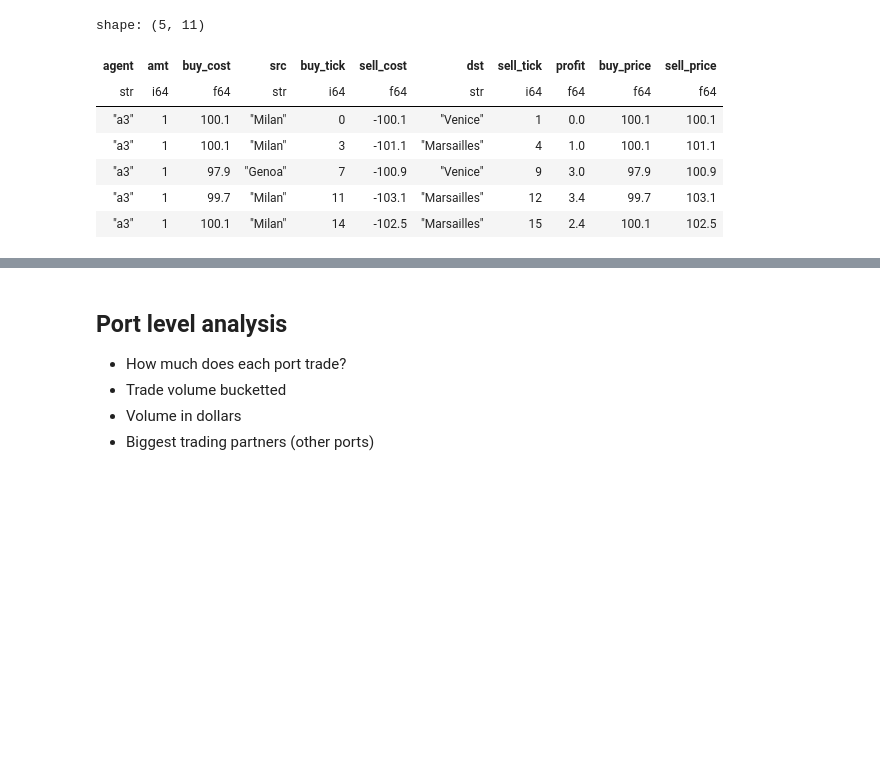
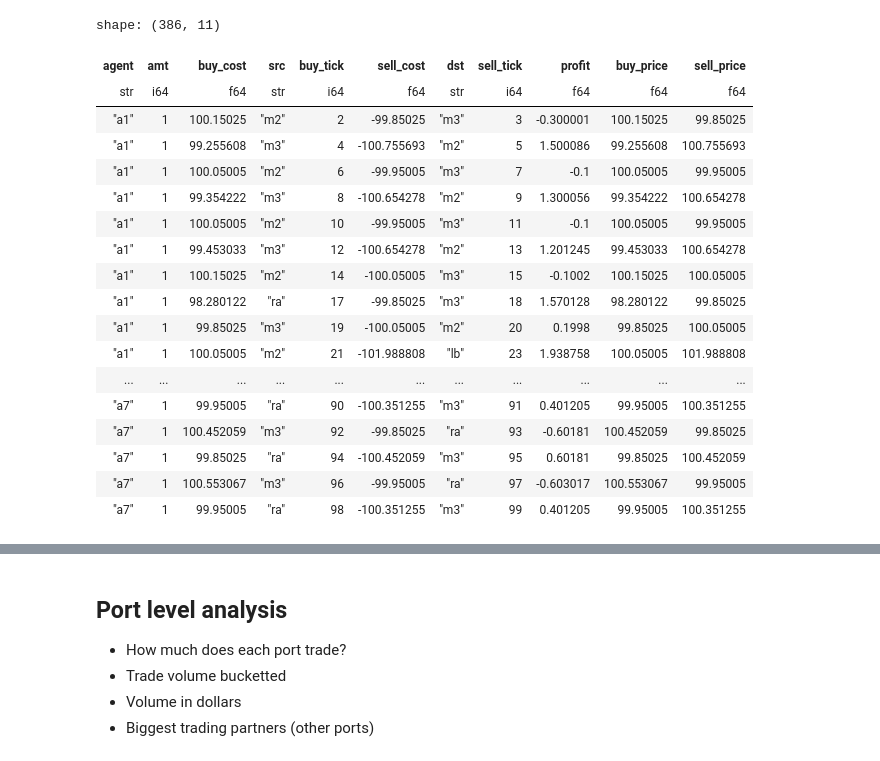
Before and after one commit to JoeHowarth/trade-sim-v2, a Jupyter notebook: simpy/notebooks/interactive.ipynb, the cells around one changed output, grey strips where cells are left out. Drawn from its saved outputs; the diff is of its cells as text; code cells hidden in the pictures; blank space fills up the shorter version.

```diff
--- a/simpy/notebooks/interactive.ipynb
+++ b/simpy/notebooks/interactive.ipynb
@@ -195,35 +255,47 @@ plot_prices_by_port(markets)
 # %%
 def make_routes(events):
     trade_events = events.filter(events["event"] == "Trade")
     def foo(df):
         buys = df.filter(df["amt"] > 0).select(
             'agent',
             'amt',
             pl.col("cost").alias('buy_cost'),
             pl.col('port').alias('src'),
             pl.col('tick').alias('buy_tick')
         )
         sells = df.filter(df["amt"] < 0).select(
             pl.col('cost').alias('sell_cost'),
             pl.col('port').alias('dst'),
             pl.col('tick').alias('sell_tick')
         )
 
         df = pl.concat( [ buys, sells ], how='horizontal')
         df = df.with_columns((-df["sell_cost"] - df["buy_cost"]).alias("profit"))
         df = df.with_columns((df['buy_cost'] / df['amt']).alias('buy_price'))
         df = df.with_columns((df['sell_cost'] / -df['amt']).alias('sell_price'))
         return df
 
     return trade_events.groupby('agent').apply(foo)
 routes = make_routes(events)
-routes.head()
+blag = routes.with_columns(pl.struct("src", "dst").alias("route"))
+routes
 # %% [output]
-shape: (5, 11)
+shape: (386, 11)
 | agent | amt | buy_cost | src | buy_tick | sell_cost | dst | sell_tick | profit | buy_price | sell_price |
 | str | i64 | f64 | str | i64 | f64 | str | i64 | f64 | f64 | f64 |
-| "a3" | 1 | 100.1 | "Milan" | 0 | -100.1 | "Venice" | 1 | 0.0 | 100.1 | 100.1 |
-| "a3" | 1 | 100.1 | "Milan" | 3 | -101.1 | "Marsailles" | 4 | 1.0 | 100.1 | 101.1 |
-| "a3" | 1 | 97.9 | "Genoa" | 7 | -100.9 | "Venice" | 9 | 3.0 | 97.9 | 100.9 |
-| "a3" | 1 | 99.7 | "Milan" | 11 | -103.1 | "Marsailles" | 12 | 3.4 | 99.7 | 103.1 |
-| "a3" | 1 | 100.1 | "Milan" | 14 | -102.5 | "Marsailles" | 15 | 2.4 | 100.1 | 102.5 |
+| "a1" | 1 | 100.15025 | "m2" | 2 | -99.85025 | "m3" | 3 | -0.300001 | 100.15025 | 99.85025 |
+| "a1" | 1 | 99.255608 | "m3" | 4 | -100.755693 | "m2" | 5 | 1.500086 | 99.255608 | 100.755693 |
+| "a1" | 1 | 100.05005 | "m2" | 6 | -99.95005 | "m3" | 7 | -0.1 | 100.05005 | 99.95005 |
+| "a1" | 1 | 99.354222 | "m3" | 8 | -100.654278 | "m2" | 9 | 1.300056 | 99.354222 | 100.654278 |
+| "a1" | 1 | 100.05005 | "m2" | 10 | -99.95005 | "m3" | 11 | -0.1 | 100.05005 | 99.95005 |
+| "a1" | 1 | 99.453033 | "m3" | 12 | -100.654278 | "m2" | 13 | 1.201245 | 99.453033 | 100.654278 |
+| "a1" | 1 | 100.15025 | "m2" | 14 | -100.05005 | "m3" | 15 | -0.1002 | 100.15025 | 100.05005 |
+| "a1" | 1 | 98.280122 | "ra" | 17 | -99.85025 | "m3" | 18 | 1.570128 | 98.280122 | 99.85025 |
+| "a1" | 1 | 99.85025 | "m3" | 19 | -100.05005 | "m2" | 20 | 0.1998 | 99.85025 | 100.05005 |
+| "a1" | 1 | 100.05005 | "m2" | 21 | -101.988808 | "lb" | 23 | 1.938758 | 100.05005 | 101.988808 |
+| ... | ... | ... | ... | ... | ... | ... | ... | ... | ... | ... |
+| "a7" | 1 | 99.95005 | "ra" | 90 | -100.351255 | "m3" | 91 | 0.401205 | 99.95005 | 100.351255 |
+| "a7" | 1 | 100.452059 | "m3" | 92 | -99.85025 | "ra" | 93 | -0.60181 | 100.452059 | 99.85025 |
+| "a7" | 1 | 99.85025 | "ra" | 94 | -100.452059 | "m3" | 95 | 0.60181 | 99.85025 | 100.452059 |
+| "a7" | 1 | 100.553067 | "m3" | 96 | -99.95005 | "ra" | 97 | -0.603017 | 100.553067 | 99.95005 |
+| "a7" | 1 | 99.95005 | "ra" | 98 | -100.351255 | "m3" | 99 | 0.401205 | 99.95005 | 100.351255 |
```
Also changed, not shown: parts of 11 cells of this notebook, 34 other files.
